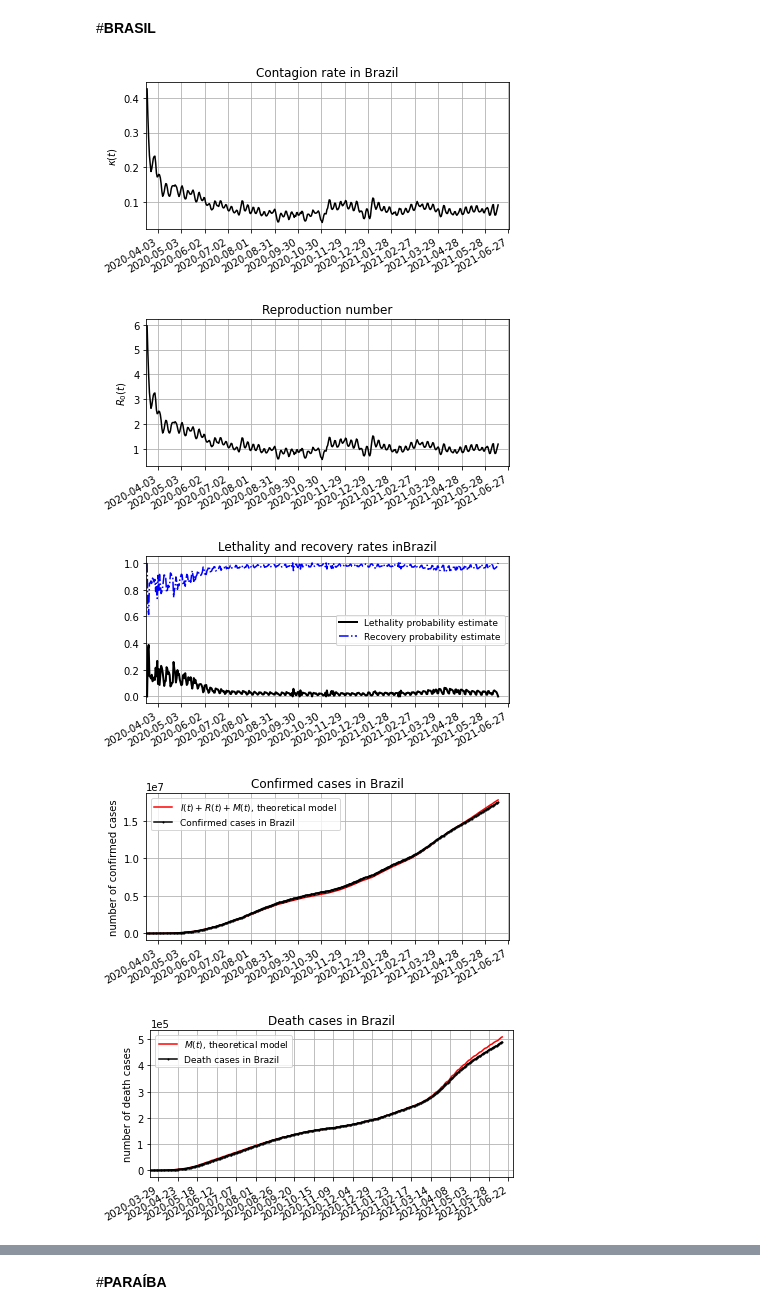
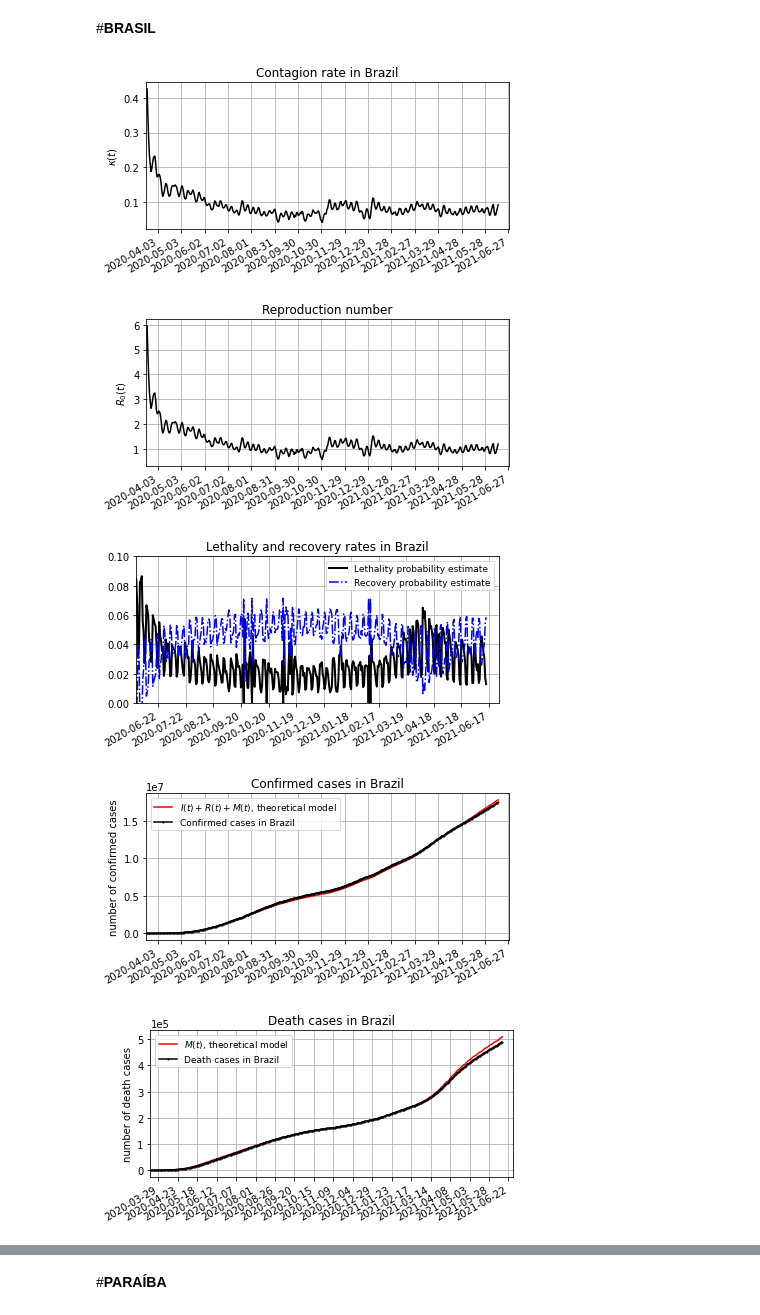
Before and after one commit to Jeffhenri/codigos_e_gr-fo, a Jupyter notebook: gráficos.ipynb, the cells around one changed output, grey strips where cells are left out. Saved outputs shown, nothing was run; the diff lists cells and outputs as text; code cells hidden in the pictures.

```diff
--- a/gráficos.ipynb
+++ b/gráficos.ipynb
@@ -200,7 +199,7 @@ kappa_t_vec = np.array(kappa_t_vec)
 
 # C. Lethality probability
 P_let = np.zeros(N)
-for i in n_pow[:-1]:
+for i in n_pow:
     denom = np.sum(newConf[:i]*q_to_n[N-i:])
     if denom>0:
       s = newDead[i]/denom
@@ -300,16 +299,16 @@ plt.savefig(figure, format='jpg', dpi=300, bbox_inches='tight')
 
 fig3, ax3 = plt.subplots(1, figsize=(6.5, 3), sharex=True)
 
-ax3.plot(dates[1:], P_let, 'k-', linewidth=2.0, label="Lethality probability estimate")
-ax3.plot(dates[1:], P_rho, 'b-.', linewidth=1.5,  label="Recovery probability estimate")
+ax3.plot(dates[71:], P_let[70:], 'k-', linewidth=2.0, label="Lethality probability estimate")
+ax3.plot(dates[71:], 1/tau-P_let[70:], 'b-.', linewidth=1.5,  label="Recovery probability estimate")
 
 #ax3.set_xlabel()
 #ax3.set_ylabel()
 
-ax3.set_xlim(dates.iloc[0], dates.iloc[-1]+delta)
-#ax3.set_ylim()
+ax3.set_xlim(dates.iloc[71], dates.iloc[-1]+delta)
+ax3.set_ylim(0,0.1)
 
-ax3.set_title(u'Lethality and recovery rates in%s' % (country))
+ax3.set_title(u'Lethality and recovery rates in %s' % (country))
 
 ax3.xaxis.set_major_formatter(mdates.DateFormatter('%Y-%m-%d'))
 ax3.xaxis.set_major_locator(mdates.DayLocator(interval=30))
@@ -380,34 +379,34 @@ fig6, ax6 = plt.subplots(1, figsize=(6.5, 3), sharex=True)
 plt.ticklabel_format(axis='y', style='sci', scilimits=(0,0)) #Deixar em notação científica
 #ax6.yaxis.set_ticks(np.arange(min(P_0*I[::day]), max(P_0*I[::day])+1, max(P_0*I[::day])/15 ))
 
 ax6.plot(dates[:-1], P_0*I[::day], 'r-', label=u"$I(t)$, theoretical model")
 ax6.plot(dates[1:], activeStat, 'gx', ms=2,  label= 'Statistical estimate')
 ax6.plot(dates, activeCases, 'k-o', ms=2,  label= u"Active cases in %s" % (country))
 ax6.plot(dates[delay:], activeDelay, 'b+', ms=2,  label= 'estimate, delay %d days' % delay)
 
 #ax6.set_xlabel()
 ax6.set_ylabel(u'number of active cases')
 
 ax6.set_xlim(dates.iloc[0], dates.iloc[-1]+delta)
 #ax6.set_ylim()
 
 ax6.set_title(u"Active cases in %s"  % (country))
 
 ax6.xaxis.set_major_formatter(mdates.DateFormatter('%Y-%m-%d'))
 ax6.xaxis.set_major_locator(mdates.DayLocator(interval=30))
 plt.gcf().autofmt_xdate()
 
 plt.legend(fontsize=9)
 figure = f'{country}: Active_cases.jpg'
 figure = unidecode.unidecode(figure)
 figure = figure.replace(' ','')
 plt.savefig(figure, format='jpg', dpi=300, bbox_inches='tight')
 
 plt.show()
 # %% [output]
 [figure]
 [figure]
-[figure, old version]
+[figure, new version]
 [figure]
 [figure]
 [figure]
```
Also changed, not shown: parts of 12 cells of this notebook.
